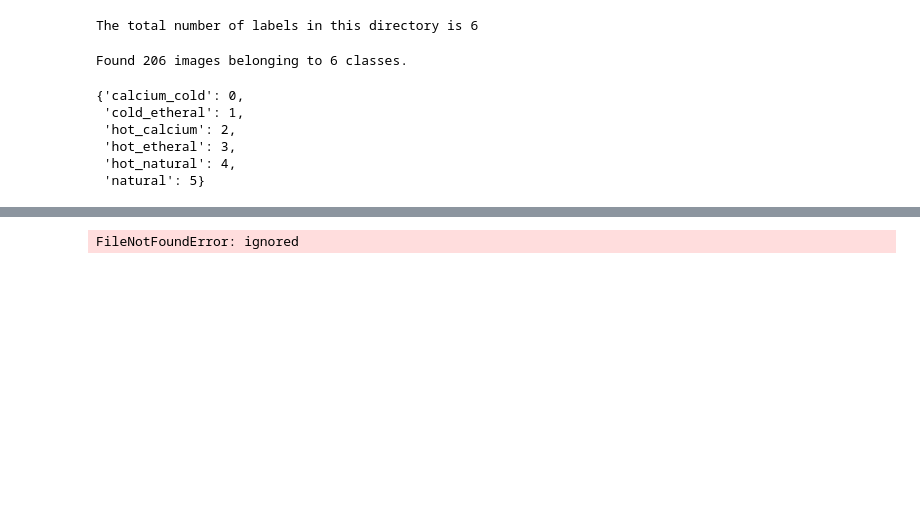
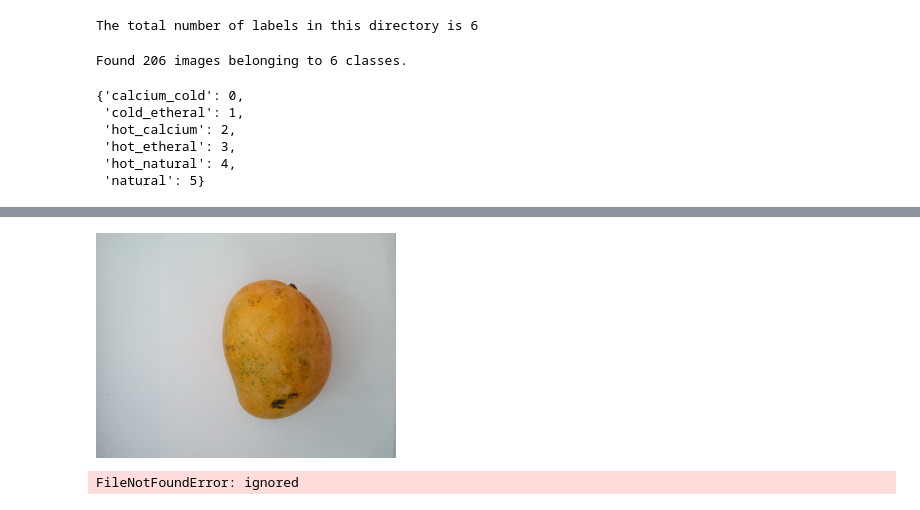
Before and after one commit to AdeepKrishnaKeelar/ML-Trails, a Jupyter notebook: CFTRI_Mango.ipynb, the cells around one changed output, grey strips where cells are left out. Saved outputs shown, nothing was run; the diff lists cells and outputs as text; code cells hidden in the pictures; blank space fills up the shorter version.

Commit message:
Some more work done, error

```diff
--- a/CFTRI_Mango.ipynb
+++ b/CFTRI_Mango.ipynb
@@ -53,22 +51,23 @@ Downloading data from https://storage.googleapis.com/tensorflow/keras-applicatio
 # %%
-image_path = '/content/drive/MyDrive/Data/CFTRI Dataset/CFTRI/train/calcium_cold/'
-"""img = image.load_img(image_path, target_size=(224,224))
-x = image.img_to_array(img)
-x = np.expand_dims(x,axis=0)
-x = preprocess_input(x) """
-images_list = []
-for root, dirs, files in os.walk(image_path):
-  for f in files:
-        if f[-4:] == '.jpg':
-            images_list.append(f)
-            #img = image.load_img(''.join(images_list), target_size=(224,224))
-            my_img = ''
-            for x in images_list:
-              my_img += '' + x
+#image_path = '/content/drive/MyDrive/Data/CFTRI Dataset/CFTRI/train/calcium_cold/'
 
-            img = image.load_img(my_img, target_size=(224,224))
-            x = image.img_to_array(img)
-            x = np.expand_dims(x,axis=0)
-            x = preprocess_input(x)
+#Next four lines are also comments
+#img = image.load_img(image_path, target_size=(224,224))
+#x = image.img_to_array(img)
+#x = np.expand_dims(x,axis=0)
+#x = preprocess_input(x)
+
+
+#images_list = []
+#for root, dirs, files in os.walk(image_path):
+#  for f in files:
+#        if f[-4:] == '.jpg':
+#            images_list.append(f)
+#            #img = image.load_img(''.join(images_list), target_size=(224,224))
+#            my_img = ''
+#             my_img += '' + x
+
+#            img = image.load_img(my_img, target_size=(224,224))
+#            x = image.img_to_array(img)
+#            x = np.expand_dims(x,axis=0)
+#            x = preprocess_input(x)
-# %% [output]
-FileNotFoundError: ignored
@@ -74,0 +81,9 @@ FileNotFoundError: ignored
+# %%
+Image(filename='/content/drive/MyDrive/Data/CFTRI Dataset/CFTRI/train/calcium_cold/20201014_171030.jpg',width=300,height=200)
+# %% [output]
+[figure, added]
+# %%
+preprocessed_image = prepare_image('20201014_171030.jpg')
+predictions = mobile.predict(preprocessed_image)
+# %% [output]
+FileNotFoundError: ignored
```
Also changed, not shown: parts of 3 cells of this notebook.
